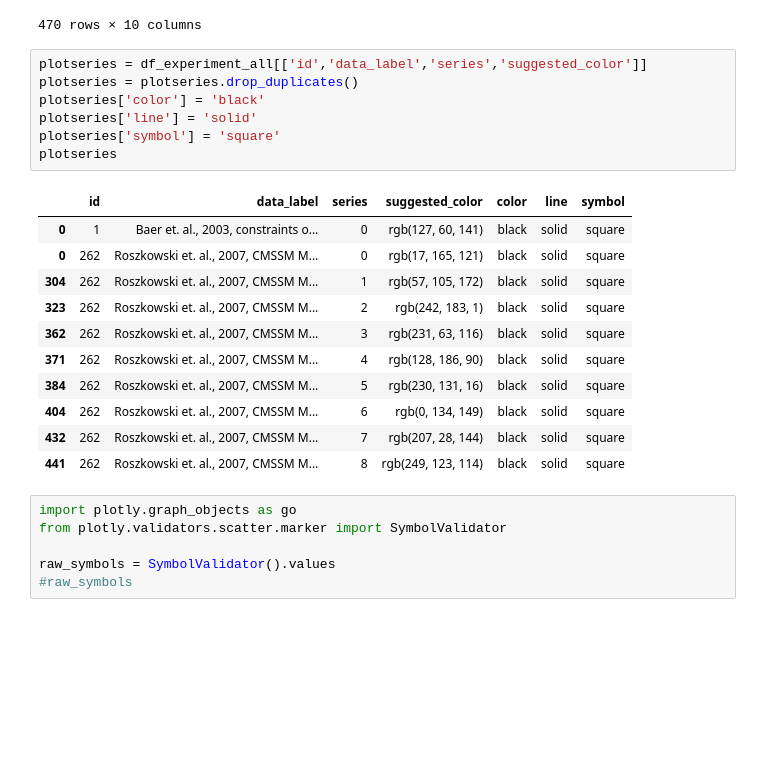
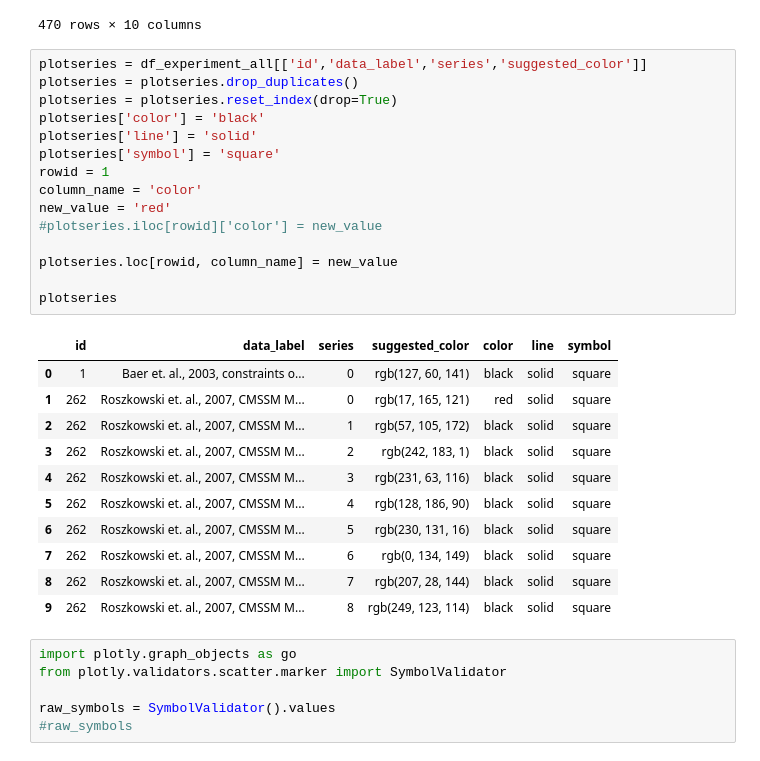
Before and after one commit to dmto0l2022/dmtoolcode1, a Jupyter notebook: Charts/MultiplePlot.ipynb, the cells around one changed output. Cells and saved outputs as stored; diff of their text form; blank space fills up the shorter version.

```diff
--- a/Charts/MultiplePlot.ipynb
+++ b/Charts/MultiplePlot.ipynb
@@ -252,22 +254,30 @@ df_experiment_all
 # %%
 plotseries = df_experiment_all[['id','data_label','series','suggested_color']]
 plotseries = plotseries.drop_duplicates()
+plotseries = plotseries.reset_index(drop=True)
 plotseries['color'] = 'black'
 plotseries['line'] = 'solid'
 plotseries['symbol'] = 'square'
+rowid = 1
+column_name = 'color'
+new_value = 'red'
+#plotseries.iloc[rowid]['color'] = new_value
+
+plotseries.loc[rowid, column_name] = new_value
+
 plotseries
 # %% [output]
 |  | id | data_label | series | suggested_color | color | line | symbol |
 | 0 | 1 | Baer et. al., 2003, constraints o... | 0 | rgb(127, 60, 141) | black | solid | square |
-| 0 | 262 | Roszkowski et. al., 2007, CMSSM M... | 0 | rgb(17, 165, 121) | black | solid | square |
-| 304 | 262 | Roszkowski et. al., 2007, CMSSM M... | 1 | rgb(57, 105, 172) | black | solid | square |
-| 323 | 262 | Roszkowski et. al., 2007, CMSSM M... | 2 | rgb(242, 183, 1) | black | solid | square |
-| 362 | 262 | Roszkowski et. al., 2007, CMSSM M... | 3 | rgb(231, 63, 116) | black | solid | square |
-| 371 | 262 | Roszkowski et. al., 2007, CMSSM M... | 4 | rgb(128, 186, 90) | black | solid | square |
-| 384 | 262 | Roszkowski et. al., 2007, CMSSM M... | 5 | rgb(230, 131, 16) | black | solid | square |
-| 404 | 262 | Roszkowski et. al., 2007, CMSSM M... | 6 | rgb(0, 134, 149) | black | solid | square |
-| 432 | 262 | Roszkowski et. al., 2007, CMSSM M... | 7 | rgb(207, 28, 144) | black | solid | square |
-| 441 | 262 | Roszkowski et. al., 2007, CMSSM M... | 8 | rgb(249, 123, 114) | black | solid | square |
+| 1 | 262 | Roszkowski et. al., 2007, CMSSM M... | 0 | rgb(17, 165, 121) | red | solid | square |
+| 2 | 262 | Roszkowski et. al., 2007, CMSSM M... | 1 | rgb(57, 105, 172) | black | solid | square |
+| 3 | 262 | Roszkowski et. al., 2007, CMSSM M... | 2 | rgb(242, 183, 1) | black | solid | square |
+| 4 | 262 | Roszkowski et. al., 2007, CMSSM M... | 3 | rgb(231, 63, 116) | black | solid | square |
+| 5 | 262 | Roszkowski et. al., 2007, CMSSM M... | 4 | rgb(128, 186, 90) | black | solid | square |
+| 6 | 262 | Roszkowski et. al., 2007, CMSSM M... | 5 | rgb(230, 131, 16) | black | solid | square |
+| 7 | 262 | Roszkowski et. al., 2007, CMSSM M... | 6 | rgb(0, 134, 149) | black | solid | square |
+| 8 | 262 | Roszkowski et. al., 2007, CMSSM M... | 7 | rgb(207, 28, 144) | black | solid | square |
+| 9 | 262 | Roszkowski et. al., 2007, CMSSM M... | 8 | rgb(249, 123, 114) | black | solid | square |
 # %%
 import plotly.graph_objects as go
 from plotly.validators.scatter.marker import SymbolValidator
```
Also changed, not shown: parts of 10 cells of this notebook, 2 other files.
